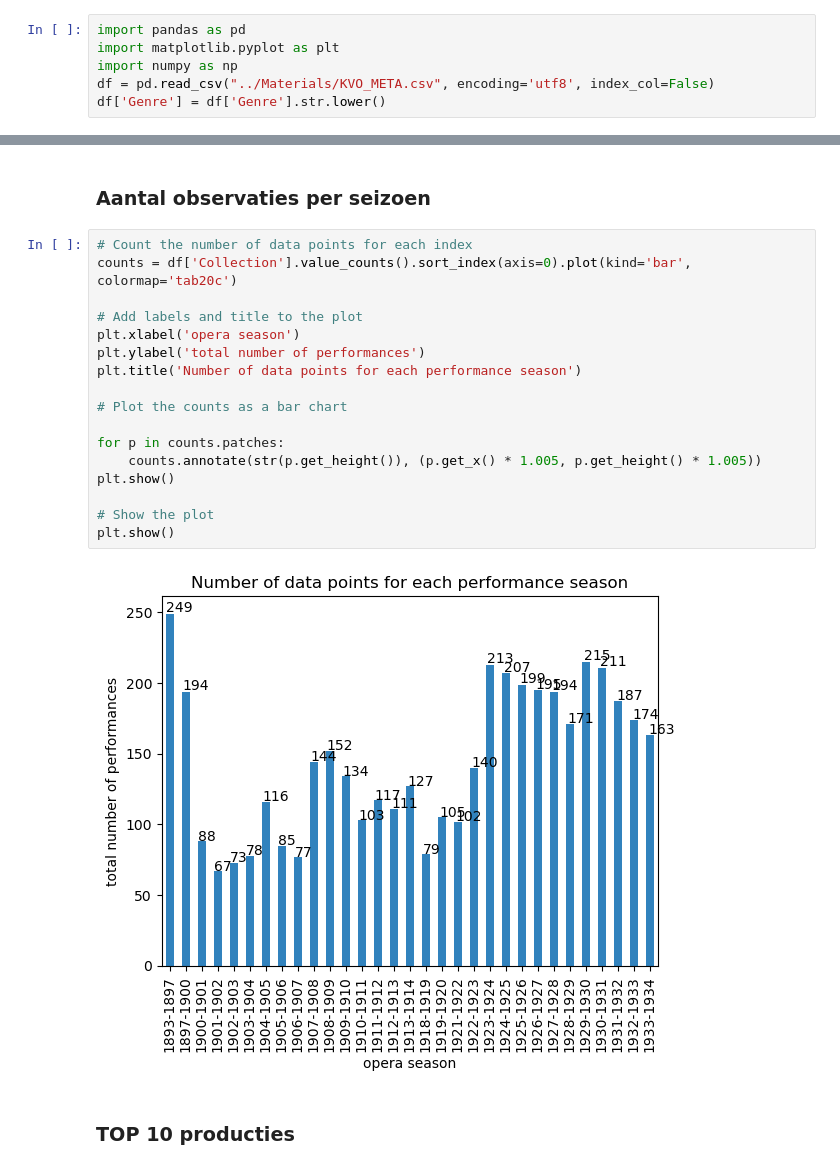
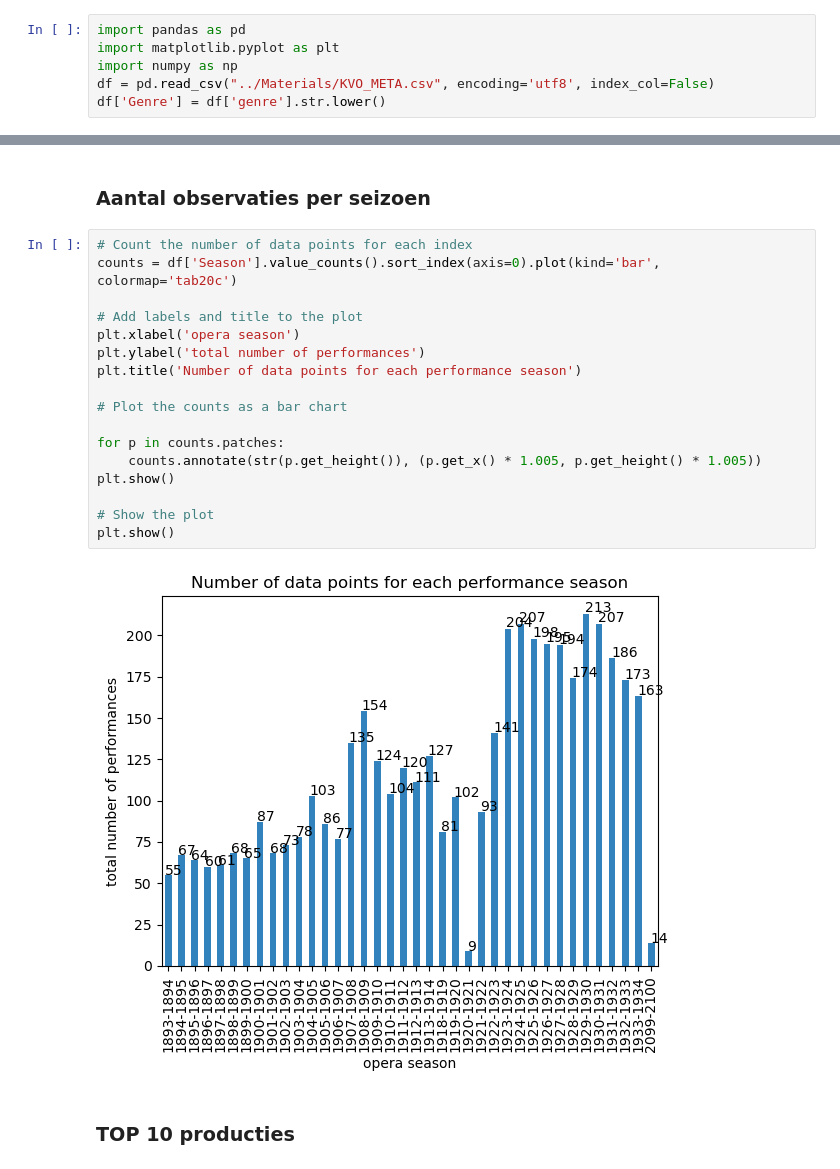
Before and after one commit to MonaDT/OPERA, a Jupyter notebook: notebooks/Data_exploration.ipynb, the cells around one changed output, grey strips where cells are left out. Saved outputs shown, nothing was run; the diff lists cells and outputs as text.

```diff
--- a/notebooks/Data_exploration.ipynb
+++ b/notebooks/Data_exploration.ipynb
@@ -7,4 +7,4 @@ import pandas as pd
 import matplotlib.pyplot as plt
 import numpy as np
 df = pd.read_csv("../Materials/KVO_META.csv", encoding='utf8', index_col=False)
-df['Genre'] = df['Genre'].str.lower()
+df['Genre'] = df['genre'].str.lower()
@@ -35,23 +39,23 @@ Name: Original language, dtype: int64
 ### Aantal observaties per seizoen
 # %%
 # Count the number of data points for each index
-counts = df['Collection'].value_counts().sort_index(axis=0).plot(kind='bar', colormap='tab20c')
+counts = df['Season'].value_counts().sort_index(axis=0).plot(kind='bar', colormap='tab20c')
 
 # Add labels and title to the plot
 plt.xlabel('opera season')
 plt.ylabel('total number of performances')
 plt.title('Number of data points for each performance season')
 
 # Plot the counts as a bar chart
 
 for p in counts.patches:
     counts.annotate(str(p.get_height()), (p.get_x() * 1.005, p.get_height() * 1.005))
 plt.show()
 
 # Show the plot
 plt.show()
 # %% [output]
-[figure, old version]
+[figure, new version]
 # %% [markdown]
 ### TOP 10 producties
 # %%
```
Also changed, not shown: parts of 33 cells of this notebook, 8 other files.
